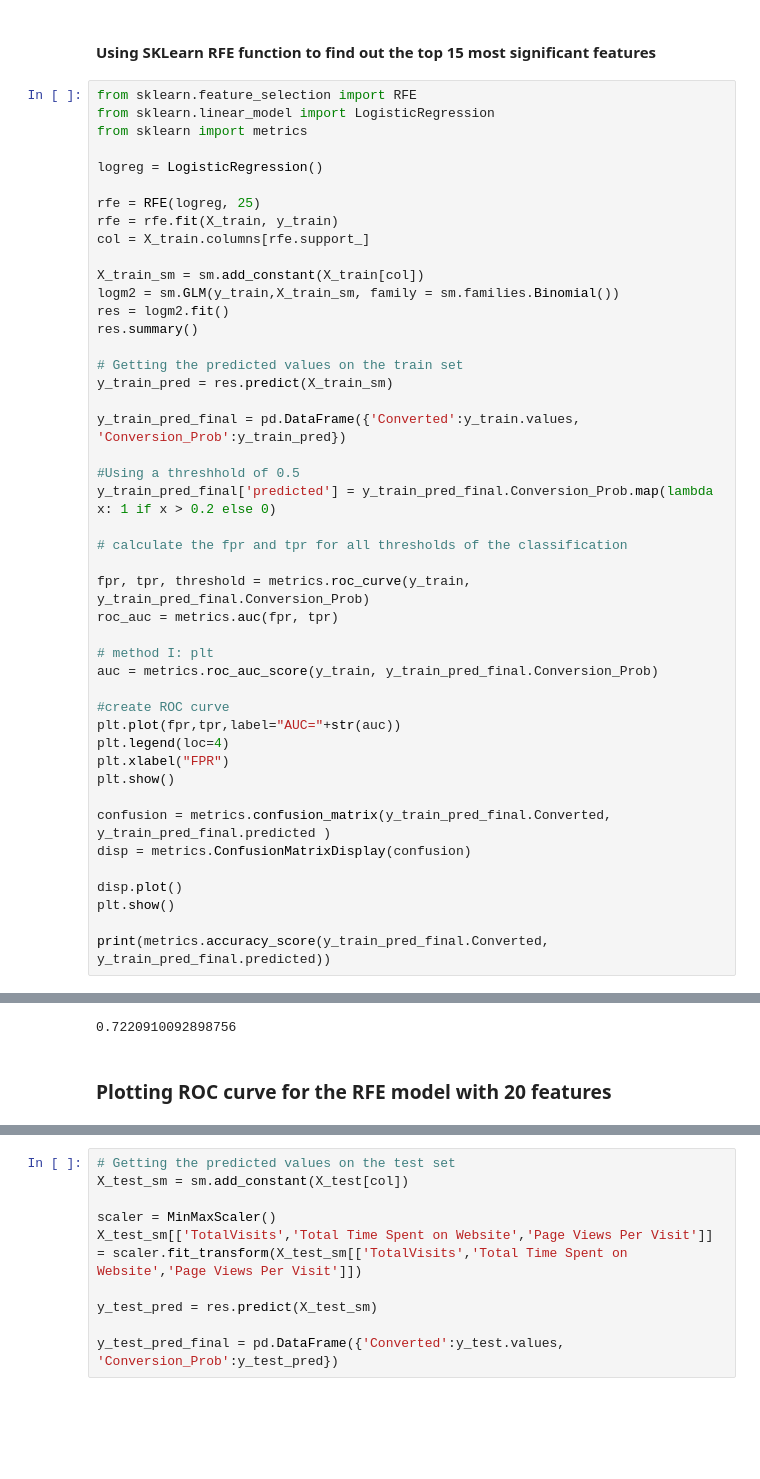
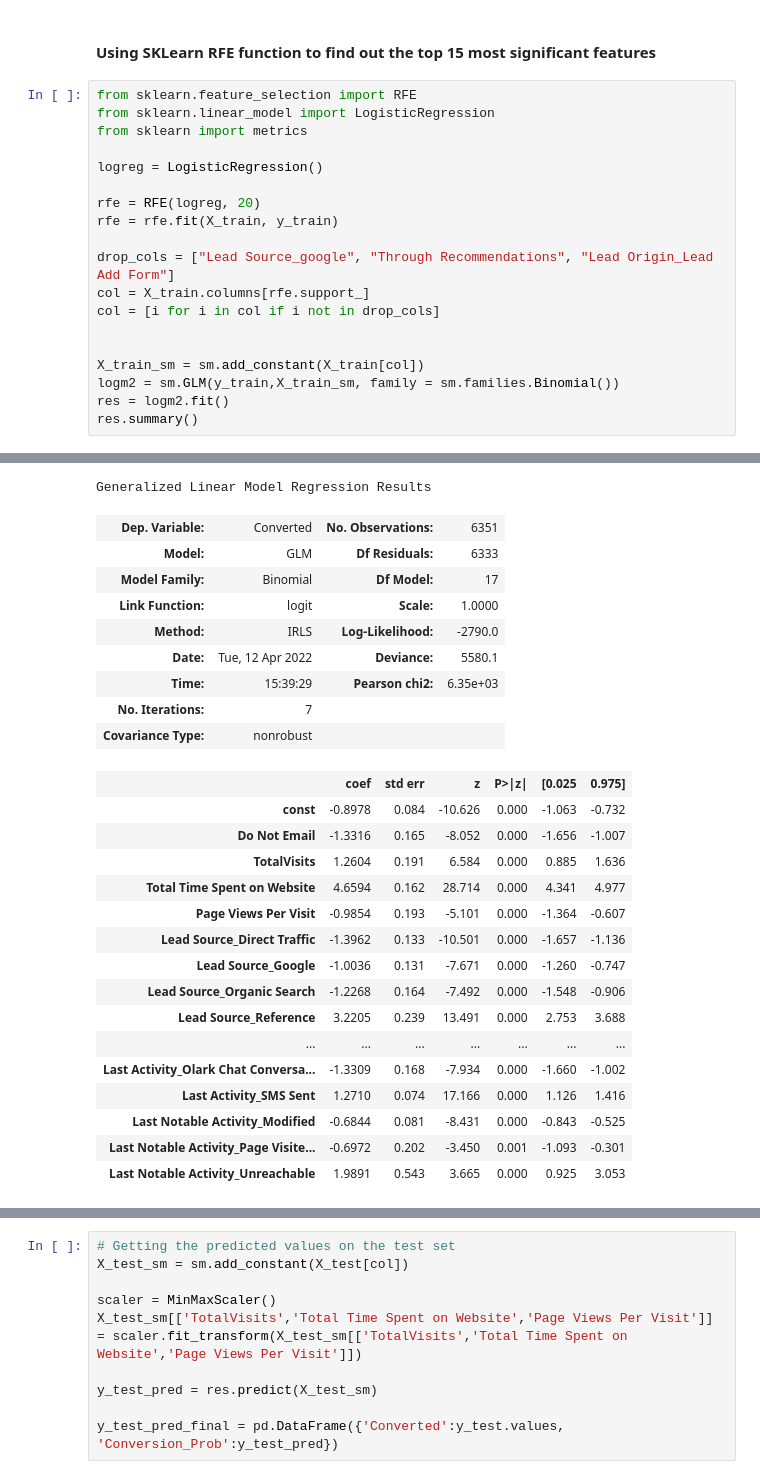
Before and after one commit to tthakur2015/Lead-Scoring-Logistic-Regression-Model, a Jupyter notebook: Case Study Notebook.ipynb, the cells around one changed output, grey strips where cells are left out. Saved outputs shown, nothing was run; the diff lists cells and outputs as text; blank space fills up the shorter version.

```diff
--- a/Case Study Notebook.ipynb
+++ b/Case Study Notebook.ipynb
@@ -707,42 +707,16 @@ from sklearn import metrics
 
 logreg = LogisticRegression()
 
-rfe = RFE(logreg, 25)
+rfe = RFE(logreg, 20)
 rfe = rfe.fit(X_train, y_train)
+
+drop_cols = ["Lead Source_google", "Through Recommendations", "Lead Origin_Lead Add Form"]
 col = X_train.columns[rfe.support_]
+col = [i for i in col if i not in drop_cols]
+
 
 X_train_sm = sm.add_constant(X_train[col])
 logm2 = sm.GLM(y_train,X_train_sm, family = sm.families.Binomial())
 res = logm2.fit()
 res.summary()
-
-# Getting the predicted values on the train set
-y_train_pred = res.predict(X_train_sm)
-
-y_train_pred_final = pd.DataFrame({'Converted':y_train.values, 'Conversion_Prob':y_train_pred})
-
-#Using a threshhold of 0.5
-y_train_pred_final['predicted'] = y_train_pred_final.Conversion_Prob.map(lambda x: 1 if x > 0.2 else 0)
-
-# calculate the fpr and tpr for all thresholds of the classification
-
-fpr, tpr, threshold = metrics.roc_curve(y_train, y_train_pred_final.Conversion_Prob)
-roc_auc = metrics.auc(fpr, tpr)
-
-# method I: plt
-auc = metrics.roc_auc_score(y_train, y_train_pred_final.Conversion_Prob)
-
-#create ROC curve
-plt.plot(fpr,tpr,label="AUC="+str(auc))
-plt.legend(loc=4)
-plt.xlabel("FPR")
-plt.show()
-
-confusion = metrics.confusion_matrix(y_train_pred_final.Converted, y_train_pred_final.predicted )
-disp = metrics.ConfusionMatrixDisplay(confusion)
-
-disp.plot()
-plt.show()
-
-print(metrics.accuracy_score(y_train_pred_final.Converted, y_train_pred_final.predicted))
 # %% [output]
@@ -751,3 +723,26 @@ print(metrics.accuracy_score(y_train_pred_final.Converted, y_train_pred_final.pr
-0.7220910092898756
+Generalized Linear Model Regression Results
+| Dep. Variable: | Converted | No. Observations: | 6351 |
+| Model: | GLM | Df Residuals: | 6333 |
+| Model Family: | Binomial | Df Model: | 17 |
+| Link Function: | logit | Scale: | 1.0000 |
+| Method: | IRLS | Log-Likelihood: | -2790.0 |
+| Date: | Tue, 12 Apr 2022 | Deviance: | 5580.1 |
+| Time: | 15:39:29 | Pearson chi2: | 6.35e+03 |
+| No. Iterations: | 7 |  |  |
+| Covariance Type: | nonrobust |  |  |
+|  | coef | std err | z | P>|z| | [0.025 | 0.975] |
+| const | -0.8978 | 0.084 | -10.626 | 0.000 | -1.063 | -0.732 |
+| Do Not Email | -1.3316 | 0.165 | -8.052 | 0.000 | -1.656 | -1.007 |
+| TotalVisits | 1.2604 | 0.191 | 6.584 | 0.000 | 0.885 | 1.636 |
+| Total Time Spent on Website | 4.6594 | 0.162 | 28.714 | 0.000 | 4.341 | 4.977 |
+| Page Views Per Visit | -0.9854 | 0.193 | -5.101 | 0.000 | -1.364 | -0.607 |
+| Lead Source_Direct Traffic | -1.3962 | 0.133 | -10.501 | 0.000 | -1.657 | -1.136 |
+| Lead Source_Google | -1.0036 | 0.131 | -7.671 | 0.000 | -1.260 | -0.747 |
+| Lead Source_Organic Search | -1.2268 | 0.164 | -7.492 | 0.000 | -1.548 | -0.906 |
+| Lead Source_Reference | 3.2205 | 0.239 | 13.491 | 0.000 | 2.753 | 3.688 |
+| ... | ... | ... | ... | ... | ... | ... |
+| Last Activity_Olark Chat Conversa... | -1.3309 | 0.168 | -7.934 | 0.000 | -1.660 | -1.002 |
+| Last Activity_SMS Sent | 1.2710 | 0.074 | 17.166 | 0.000 | 1.126 | 1.416 |
+| Last Notable Activity_Modified | -0.6844 | 0.081 | -8.431 | 0.000 | -0.843 | -0.525 |
+| Last Notable Activity_Page Visite... | -0.6972 | 0.202 | -3.450 | 0.001 | -1.093 | -0.301 |
+| Last Notable Activity_Unreachable | 1.9891 | 0.543 | 3.665 | 0.000 | 0.925 | 3.053 |
-# %% [markdown]
-### Plotting ROC curve for the RFE model with 20 features
```
Also changed, not shown: parts of 6 cells of this notebook.
